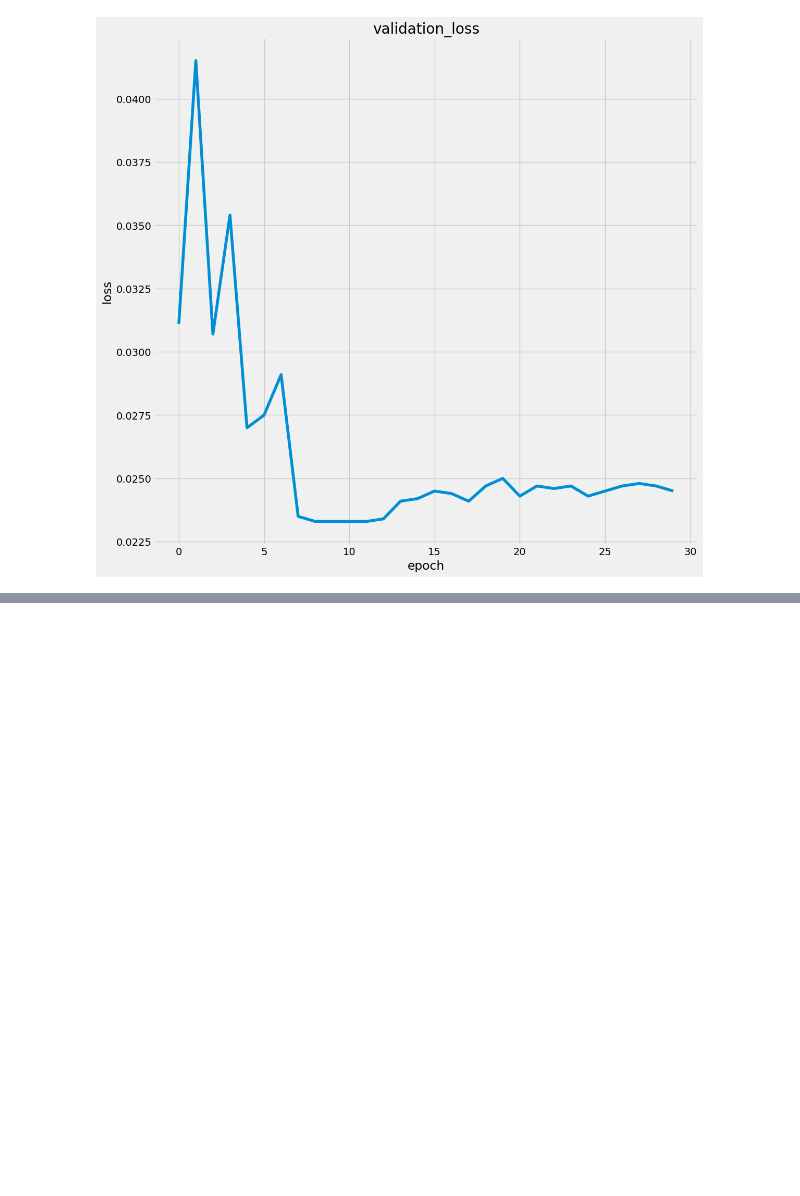
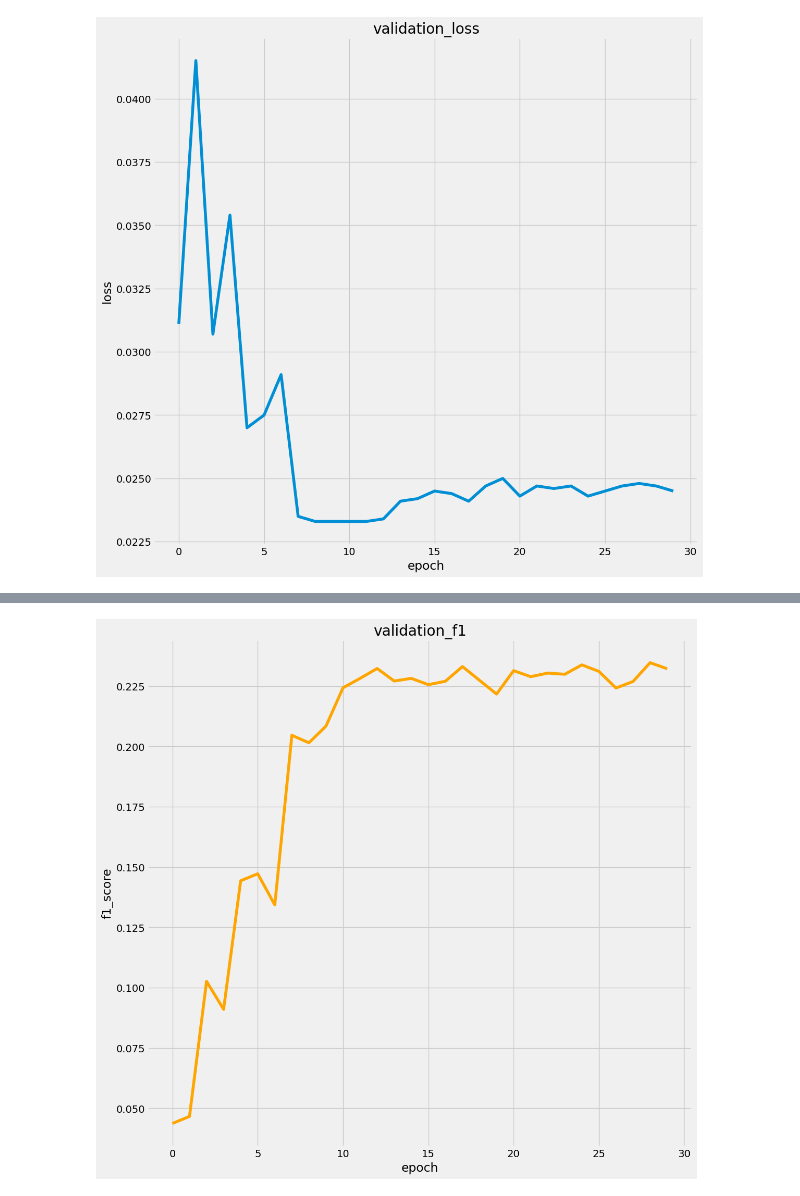
Before and after one commit to Nuetee/CNN-GCN-multi-label-classifier, a Jupyter notebook: CNN-GCN.ipynb, the cells around one changed output, grey strips where cells are left out. Drawn from its saved outputs; the diff is of its cells as text; code cells hidden in the pictures; blank space fills up the shorter version.

```diff
--- a/CNN-GCN.ipynb
+++ b/CNN-GCN.ipynb
@@ -812,0 +815,12 @@ plt.show()
+# %%
+plt.figure(figsize=(12, 12))
+x = range(30)
+y = [0.0437, 0.0466, 0.1026, 0.0910, 0.1443,
+     0.1472, 0.1343, 0.2046, 0.2015, 0.2084, 0.2243, 0.2282, 0.2323, 0.2271, 0.2282, 0.2256, 0.2270, 0.2331, 0.2274, 0.2217, 0.2314, 0.2289, 0.2304, 0.2299, 0.2338, 0.2311, 0.2242, 0.2269, 0.2347, 0.2322]
+plt.plot(x, y, color='orange')
+plt.xlabel('epoch')
+plt.ylabel('f1_score')
+plt.title('validation_f1')
+plt.show()
+# %% [output]
+[figure, added]
```
Also changed, not shown: parts of 3 cells of this notebook.
